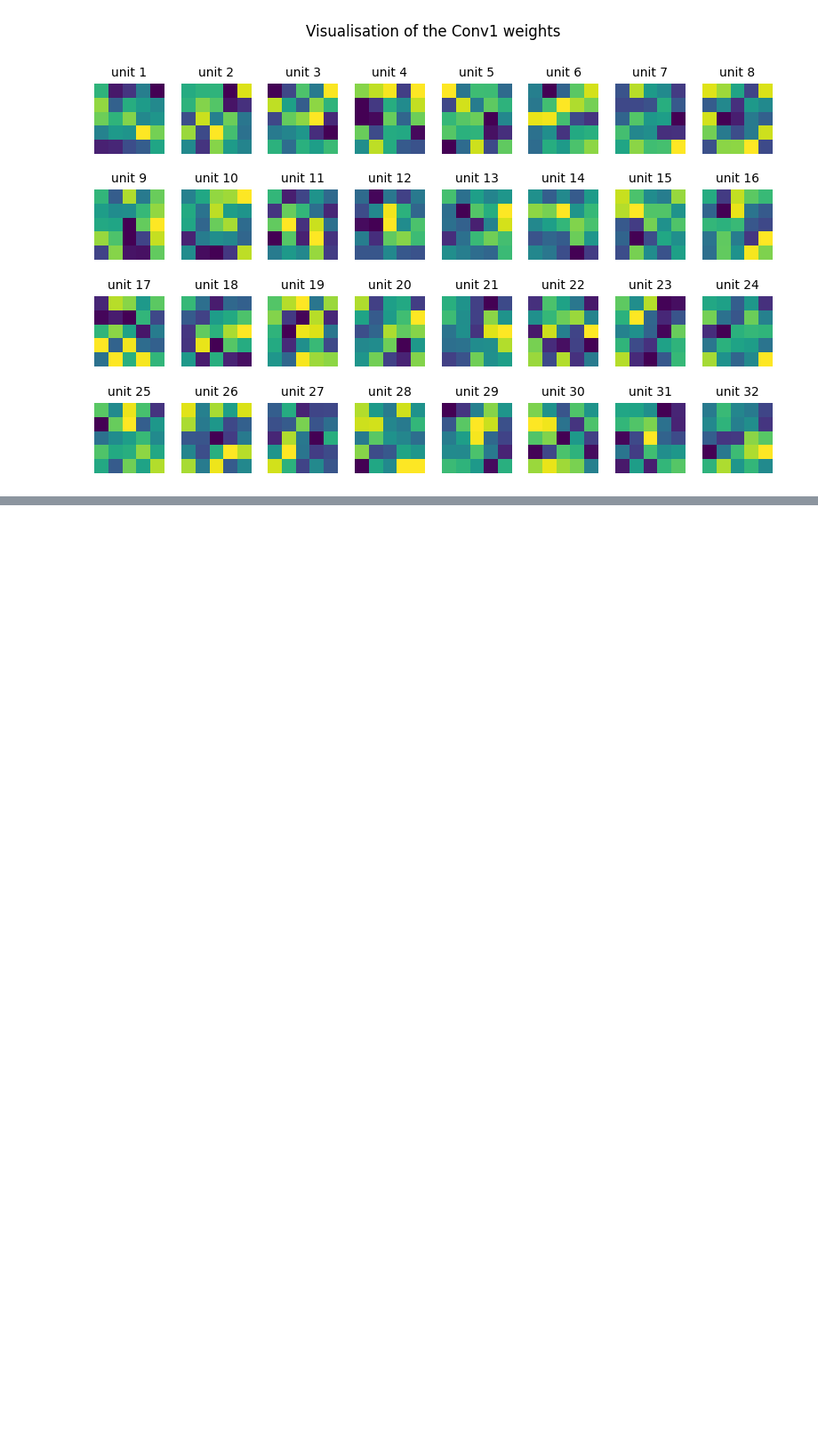
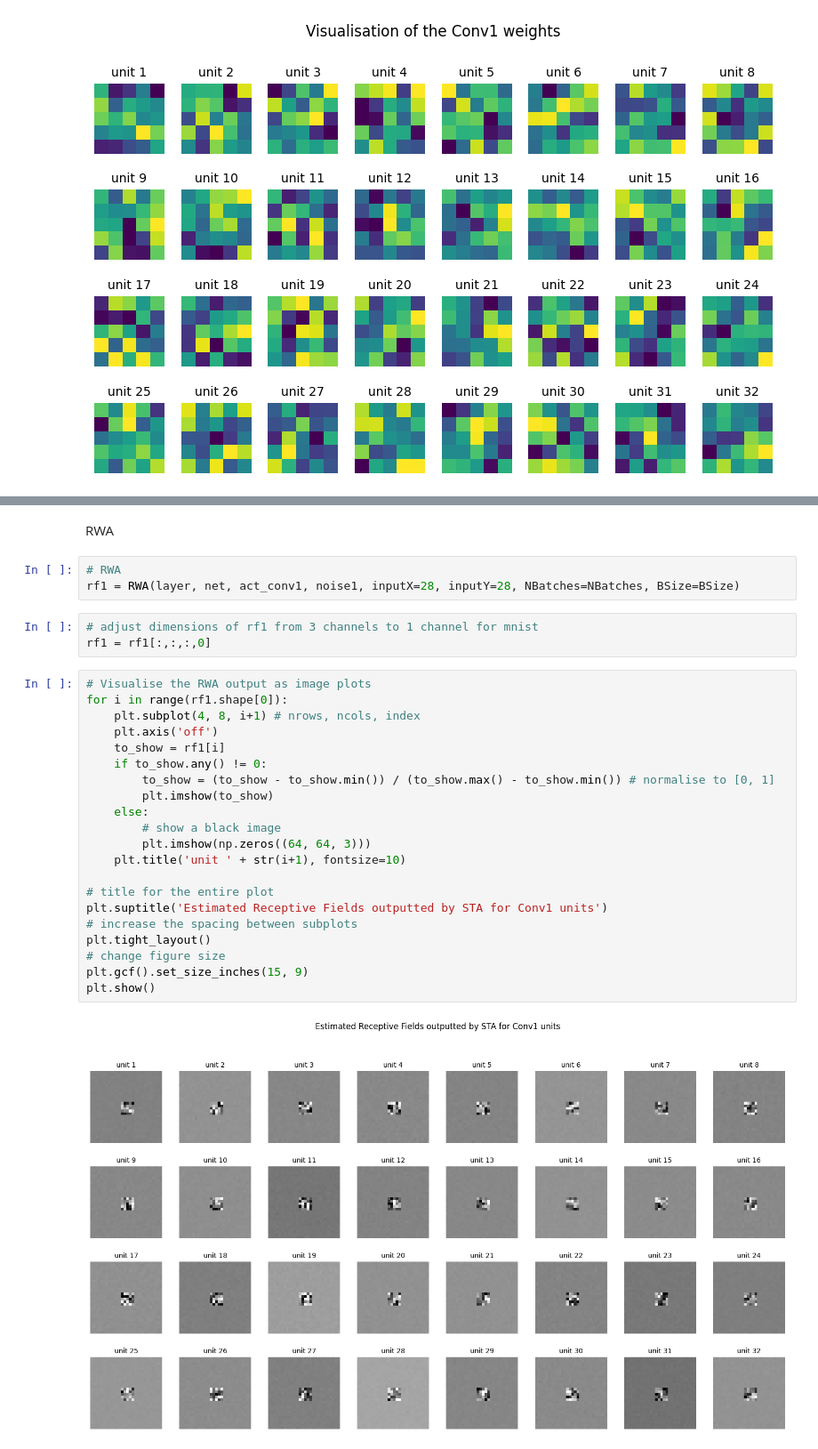
Before and after one commit to gurooria/ResponseWeightedAnalysis, a Jupyter notebook: MNIST_rf.ipynb, the cells around one changed output, grey strips where cells are left out. Shown: that part at 89% size. Saved outputs shown, nothing was run; the diff lists cells and outputs as text; blank space fills up the shorter version.

```diff
--- a/MNIST_rf.ipynb
+++ b/MNIST_rf.ipynb
@@ -79,0 +128,31 @@ plt.show()
+# %% [markdown]
+RWA
+# %%
+# RWA
+rf1 = RWA(layer, net, act_conv1, noise1, inputX=28, inputY=28, NBatches=NBatches, BSize=BSize)
+# %%
+# adjust dimensions of rf1 from 3 channels to 1 channel for mnist
+rf1 = rf1[:,:,:,0]
+# %%
+# Visualise the RWA output as image plots
+for i in range(rf1.shape[0]):
+    plt.subplot(4, 8, i+1) # nrows, ncols, index
+    plt.axis('off')
+    to_show = rf1[i]
+    if to_show.any() != 0:
+        to_show = (to_show - to_show.min()) / (to_show.max() - to_show.min()) # normalise to [0, 1]
+        plt.imshow(to_show)
+    else:
+        # show a black image
+        plt.imshow(np.zeros((64, 64, 3)))
+    plt.title('unit ' + str(i+1), fontsize=10)
+
+# title for the entire plot
+plt.suptitle('Estimated Receptive Fields outputted by STA for Conv1 units')
+# increase the spacing between subplots
+plt.tight_layout()
+# change figure size
+plt.gcf().set_size_inches(15, 9)
+plt.show()
+# %% [output]
+[figure, added]
```
Also changed, not shown: parts of 7 cells of this notebook, 1 other file.
